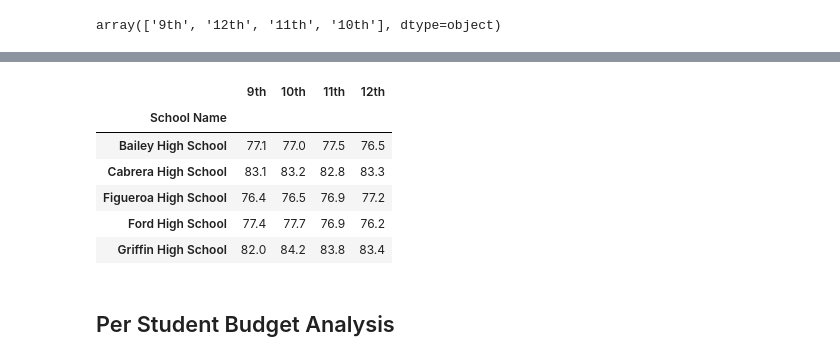
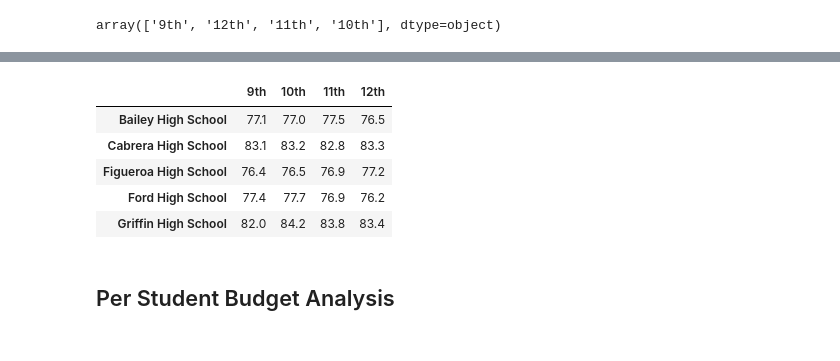
Before and after one commit to yazhcodes/School_District_Analysis, a Jupyter notebook: PyCitySchools.ipynb, the cells around one changed output, grey strips where cells are left out. Saved outputs shown, nothing was run; the diff lists cells and outputs as text; code cells hidden in the pictures.

```diff
--- a/PyCitySchools.ipynb
+++ b/PyCitySchools.ipynb
@@ -375,26 +371,25 @@ df_read.head()
 # %%
 # Extract Math scores for each grade
 math_9 = students_df[(students_df["grade"]=="9th")].groupby(["school_name"]).mean()["math_score"]
 math_10 = students_df[(students_df["grade"]=="10th")].groupby(["school_name"]).mean()["math_score"]
 math_11 = students_df[(students_df["grade"]=="11th")].groupby(["school_name"]).mean()["math_score"]
 math_12 = students_df[(students_df["grade"]=="12th")].groupby(["school_name"]).mean()["math_score"]
 
 # Build the Grade wise Math DataFrame
 df_math = pd.DataFrame({"9th":math_9,
                         "10th":math_10,
                         "11th":math_11,
                         "12th":math_12})
-df_math.index.names = ['School Name']
+df_math.index.name = None
 
 #Format Grade wise Math DataFrame
 df_math["9th"] = df_math["9th"].map("{:.1f}".format)
 df_math["10th"] = df_math["10th"].map("{:.1f}".format)
 df_math["11th"] = df_math["11th"].map("{:.1f}".format)
 df_math["12th"] = df_math["12th"].map("{:.1f}".format)
 df_math.head()
 # %% [output]
 |  | 9th | 10th | 11th | 12th |
-| School Name |  |  |  |  |
 | Bailey High School | 77.1 | 77.0 | 77.5 | 76.5 |
 | Cabrera High School | 83.1 | 83.2 | 82.8 | 83.3 |
 | Figueroa High School | 76.4 | 76.5 | 76.9 | 77.2 |
```
Also changed, not shown: parts of 4 cells of this notebook.
